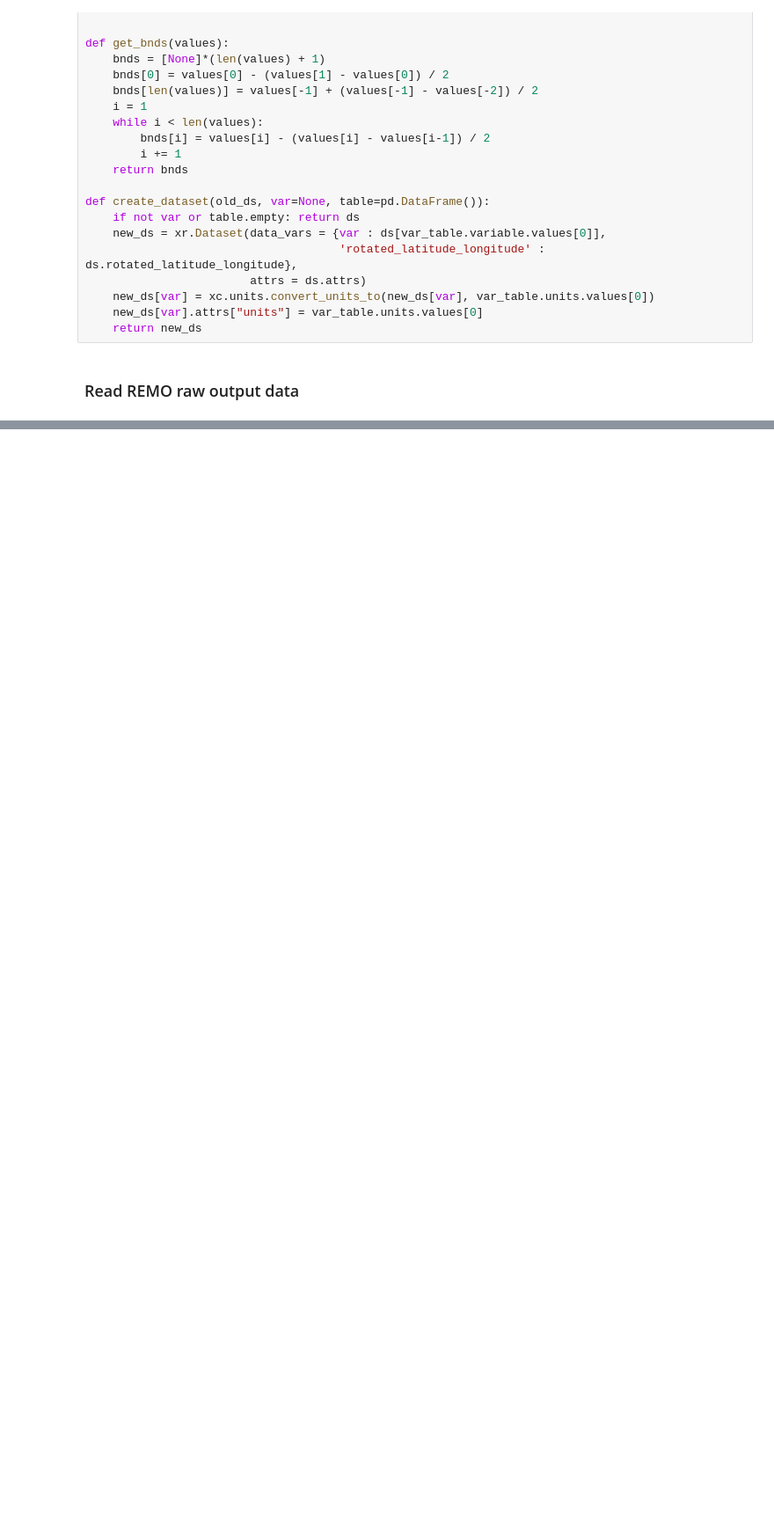
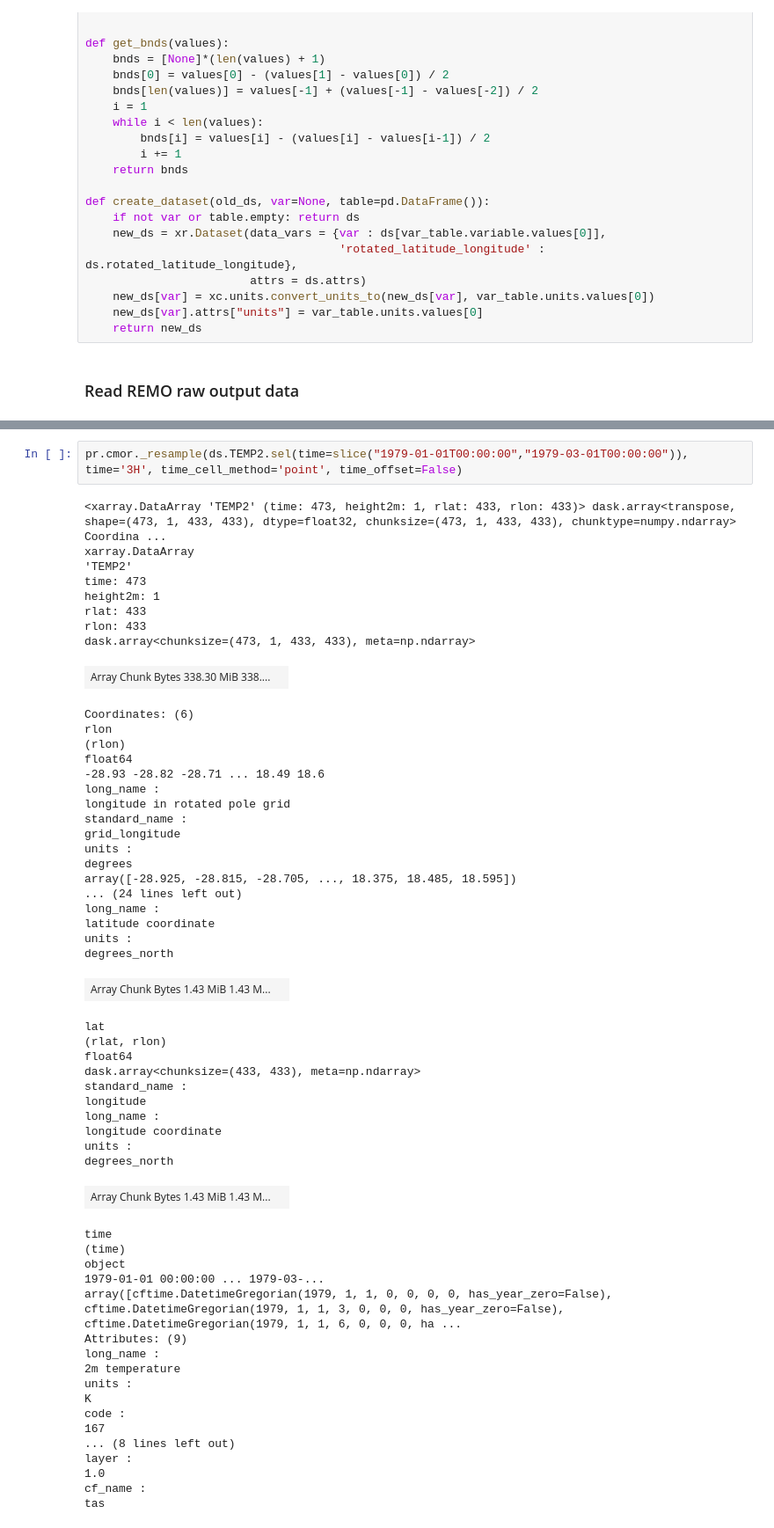
Before and after one commit to remo-rcm/pyremo, a Jupyter notebook: notebooks/remo-cmor-dev.ipynb, the cells around one changed output, grey strips where cells are left out. Shown at 88% size. Saved outputs shown, nothing was run; the diff lists cells and outputs as text; blank space fills up the shorter version.

```diff
--- a/notebooks/remo-cmor-dev.ipynb
+++ b/notebooks/remo-cmor-dev.ipynb
@@ -532,0 +496,58 @@ ds_cmor = xr.open_dataset(filename)
+# %%
+pr.cmor._resample(ds.TEMP2.sel(time=slice("1979-01-01T00:00:00","1979-03-01T00:00:00")), time='3H', time_cell_method='point', time_offset=False)
+# %% [output]
+<xarray.DataArray 'TEMP2' (time: 473, height2m: 1, rlat: 433, rlon: 433)> dask.array<transpose, shape=(473, 1, 433, 433), dtype=float32, chunksize=(473, 1, 433, 433), chunktype=numpy.ndarray> Coordina ...
+xarray.DataArray
+'TEMP2'
+time: 473
+height2m: 1
+rlat: 433
+rlon: 433
+dask.array<chunksize=(473, 1, 433, 433), meta=np.ndarray>
+| Array Chunk Bytes 338.30 MiB 338.... |  |
+Coordinates: (6)
+rlon
+(rlon)
+float64
+-28.93 -28.82 -28.71 ... 18.49 18.6
+long_name :
+longitude in rotated pole grid
+standard_name :
+grid_longitude
+units :
+degrees
+array([-28.925, -28.815, -28.705, ..., 18.375, 18.485, 18.595])
+... (24 lines left out)
+long_name :
+latitude coordinate
+units :
+degrees_north
+| Array Chunk Bytes 1.43 MiB 1.43 M... |  |
+lat
+(rlat, rlon)
+float64
+dask.array<chunksize=(433, 433), meta=np.ndarray>
+standard_name :
+longitude
+long_name :
+longitude coordinate
+units :
+degrees_north
+| Array Chunk Bytes 1.43 MiB 1.43 M... |  |
+time
+(time)
+object
+1979-01-01 00:00:00 ... 1979-03-...
+array([cftime.DatetimeGregorian(1979, 1, 1, 0, 0, 0, 0, has_year_zero=False), cftime.DatetimeGregorian(1979, 1, 1, 3, 0, 0, 0, has_year_zero=False), cftime.DatetimeGregorian(1979, 1, 1, 6, 0, 0, 0, ha ...
+Attributes: (9)
+long_name :
+2m temperature
+units :
+K
+code :
+167
+... (8 lines left out)
+layer :
+1.0
+cf_name :
+tas
```
Also changed, not shown: parts of 52 cells of this notebook, 5 other files.
